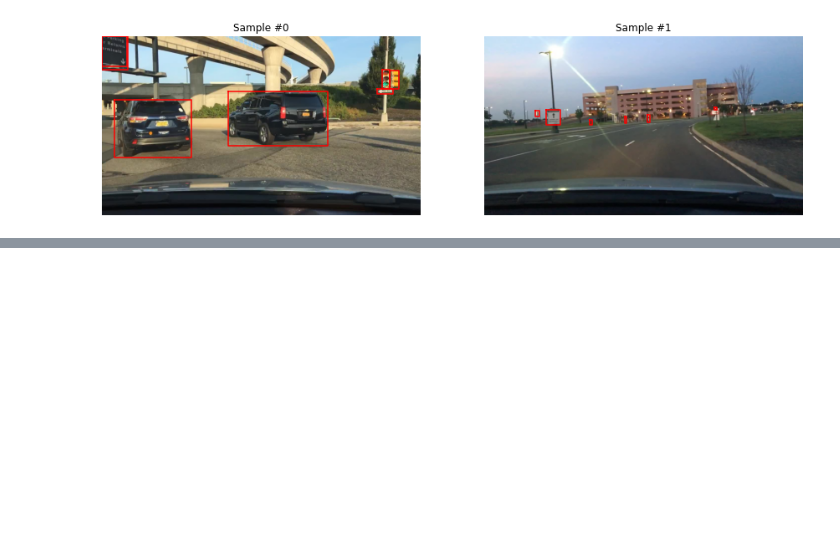
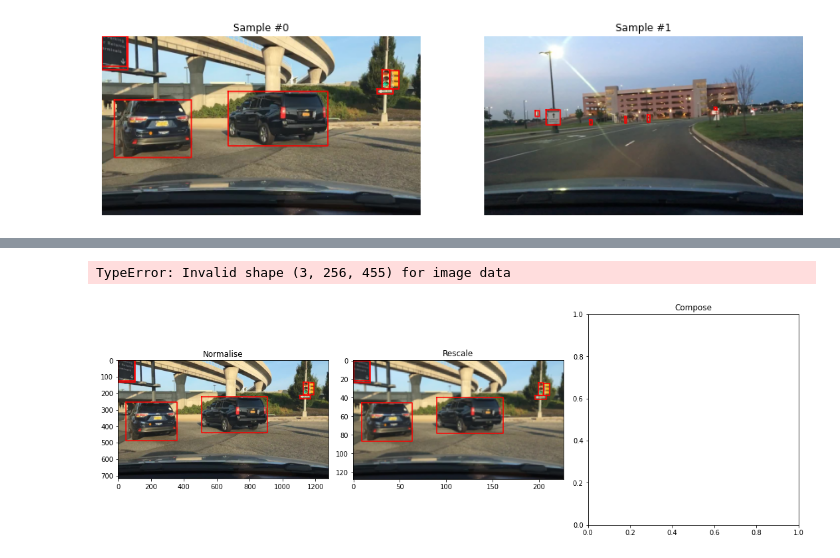
Before and after one commit to Hzye/MCAV_panoptic_perception_network, a Jupyter notebook: test.ipynb, the cells around one changed output, grey strips where cells are left out. Drawn from its saved outputs; the diff is of its cells as text; code cells hidden in the pictures; blank space fills up the shorter version.

Commit message:
transforms work properly individually
compose not working

```diff
--- a/test.ipynb
+++ b/test.ipynb
@@ -233,0 +305,24 @@ for i in range(len(testing)):
+# %%
+norm = Normalise()
+scale = Rescale(128)
+composed = transforms.Compose([
+    Normalise(),
+    Rescale(256),
+    ToTensor()
+])
+# %%
+# Apply each transform on sample
+fig = plt.figure()
+sample = testing[0]
+for i, tsfrm in enumerate([norm, scale, composed]):
+    transformed_sample = tsfrm(sample)
+
+    ax = plt.subplot(1, 3, i+1)
+    plt.tight_layout()
+    ax.set_title(type(tsfrm).__name__)
+    draw_bbox(**transformed_sample)
+
+plt.show()
+# %% [output]
+TypeError: Invalid shape (3, 256, 455) for image data
+[figure, added]
```
Also changed, not shown: parts of 2 cells of this notebook.
